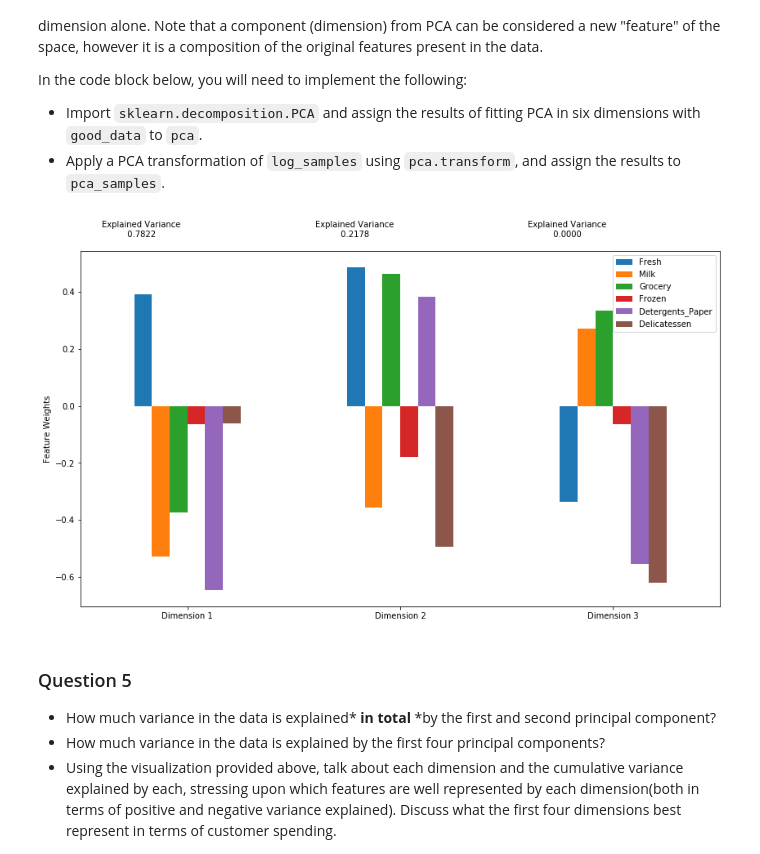
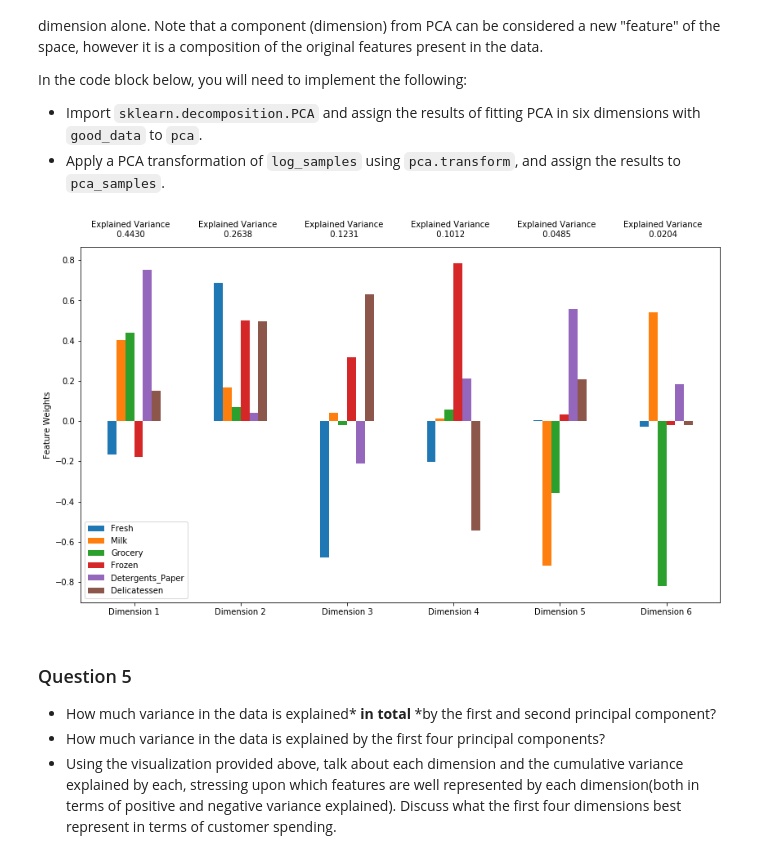
Before and after one commit to brian-campbell-said-mba18/Udacity-ML-customer-segment-project, a Jupyter notebook: customer_segments.ipynb, the cells around one changed output. Cells and saved outputs as stored; diff of their text form; code cells hidden in the pictures.

```diff
--- a/customer_segments.ipynb
+++ b/customer_segments.ipynb
@@ -423,19 +423,21 @@ In the code block below, you will need to implement the following:
 # %%
 # This imports PCA from sklearn.decomposition.PCA.
 # This code comes from Reference 9.
 from sklearn.decomposition import PCA
 
 # TODO: Apply PCA by fitting the good data with the same number of dimensions as features
 # This code comes from Reference 9.
-pca = PCA(n_components=6, whiten=True)
+pca = PCA(n_components=6)
+pca_fit = pca.fit(good_data)
 
 # TODO: Transform log_samples using the PCA fit above
-pca_samples = pca.fit(log_samples)
+# This code comes from Reference 9.
+pca_samples = pca.transform(log_samples)
 
 # Generate PCA results plot
 pca_results = vs.pca_results(good_data, pca)
 # %% [output]
-[figure, old version]
+[figure, new version]
 # %% [markdown]
 ### Question 5
 
```
Also changed, not shown: parts of 3 cells of this notebook.
